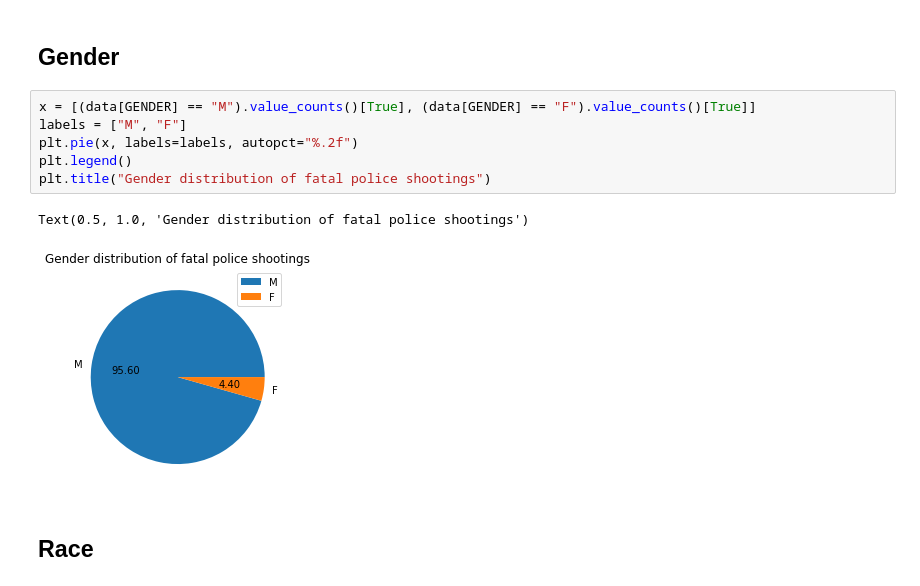
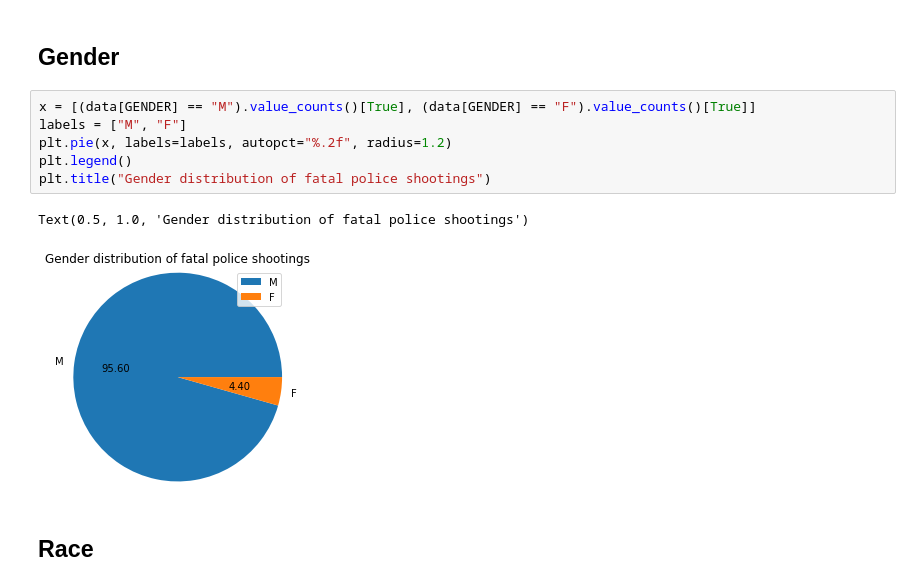
Before and after one commit to and-le/wapo-fatal-police-sheetings, a Jupyter notebook: data_analysis.ipynb, the cells around one changed output. Cells and saved outputs as stored; diff of their text form.

```diff
--- a/data_analysis.ipynb
+++ b/data_analysis.ipynb
@@ -57,12 +85,12 @@ plt.hist(data[(np.isnan(data[AGE]) == False)][AGE]) # Skip data points where the
 # %%
 x = [(data[GENDER] == "M").value_counts()[True], (data[GENDER] == "F").value_counts()[True]]
 labels = ["M", "F"]
-plt.pie(x, labels=labels, autopct="%.2f")
+plt.pie(x, labels=labels, autopct="%.2f", radius=1.2)
 plt.legend()
 plt.title("Gender distribution of fatal police shootings")
 # %% [output]
 Text(0.5, 1.0, 'Gender distribution of fatal police shootings')
-[figure, old version]
+[figure, new version]
 # %% [markdown]
 ## Race
 # %%
```
Also changed, not shown: parts of 18 cells of this notebook.
